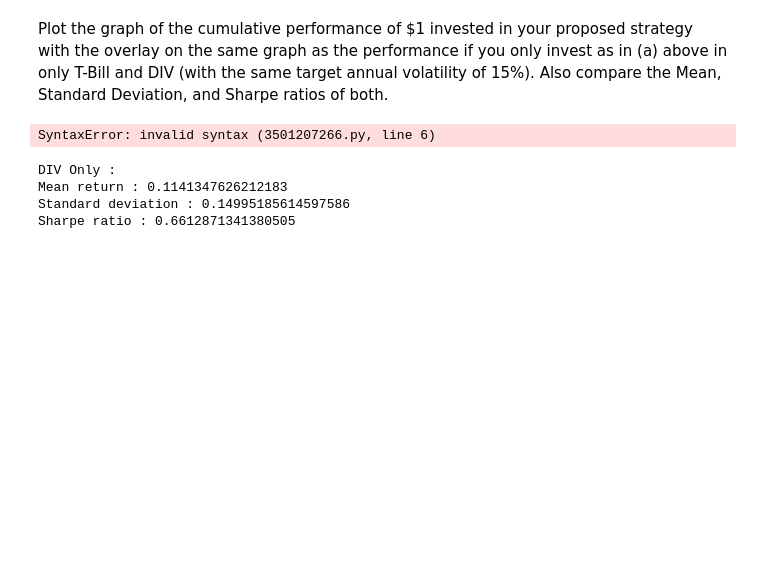
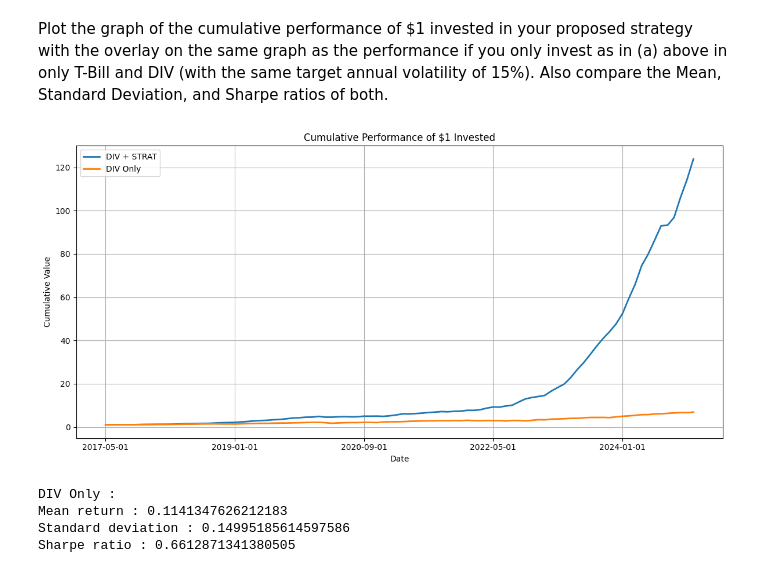
Before and after one commit to matthias-wyss/Investments-project, a Jupyter notebook: notebook.ipynb, the cells around one changed output. Saved outputs shown, nothing was run; the diff lists cells and outputs as text; code cells hidden in the pictures; blank space fills up the shorter version.

```diff
--- a/notebook.ipynb
+++ b/notebook.ipynb
@@ -1554,25 +1554,25 @@ Plot the graph of the cumulative performance of \$1 invested in your proposed st
 # %%
 # Q8d
 # Plot the cumulative performance of both DIV-only and DIV+STRAT fund strategies
 
 df_strat, df_benchmark = ret_fund.align(df_div_final, join='inner')
 # Add back the risk-free rate to the second FUND strategy
-df_final_strat =  (risk_free.loc[df_strat.index]["rf"] + df_strat).rename(columns=[0:"ret"])
+df_final_strat = risk_free.loc[df_strat.index]["rf"] + df_strat
 cum_strat = (1 + df_final_strat).cumprod()
 cum_benchmark = (1 + df_benchmark).cumprod()
 plt.figure(figsize=(12, 6))
 cum_strat.plot(ax=plt.gca(), label='DIV + STRAT', linewidth=2)
 cum_benchmark.plot(ax=plt.gca(), label='DIV Only', linewidth=2)
 
 plt.title('Cumulative Performance of $1 Invested')
 plt.xlabel('Date')
 plt.ylabel('Cumulative Value')
 plt.grid(True)
 plt.legend()
 plt.tight_layout()
 plt.show()
 # %% [output]
-SyntaxError: invalid syntax (3501207266.py, line 6)
+[figure, added]
 # %%
 # Calculate the mean, std and Sharpe ratio of the DIV only strategy
 mean = 12*df_div_final["DIV Only"].mean()
```
Also changed, not shown: parts of 5 cells of this notebook.
